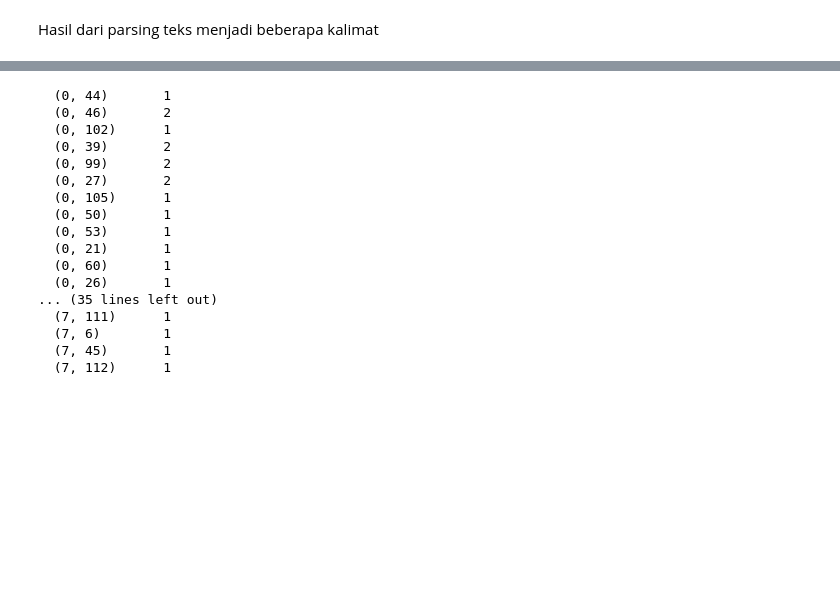
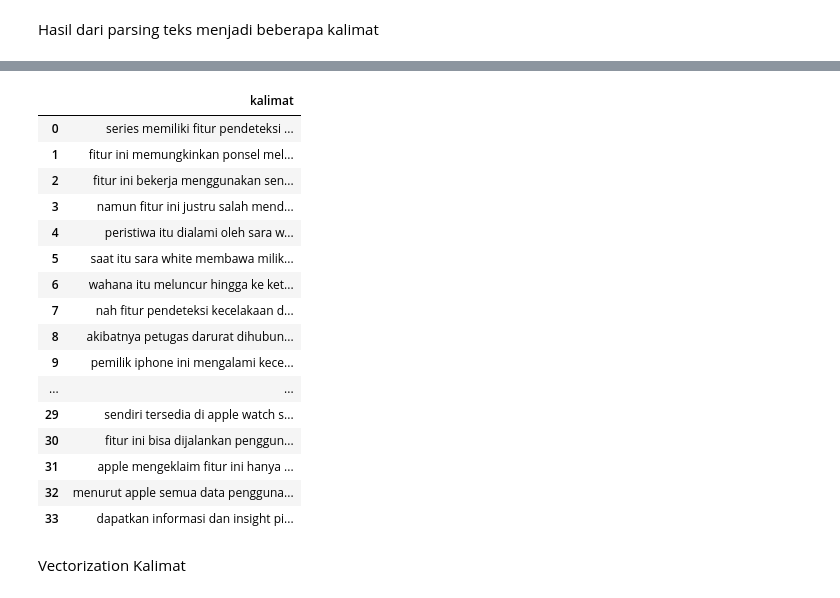
Before and after one commit to azrielakbar/webmining, a Jupyter notebook: _sources/tugaspagerank.ipynb, the cells around one changed output, grey strips where cells are left out. Cells and saved outputs as stored; diff of their text form; code cells hidden in the pictures; blank space fills up the shorter version.

```diff
--- a/_sources/tugaspagerank.ipynb
+++ b/_sources/tugaspagerank.ipynb
@@ -719,27 +691,45 @@ Banyaknya kalimat =  8
+# %%
+import string
+df_casefolding = df_pisahkalimat.copy()
+#mengubah menjadi huruf kecil
+df_casefolding['kalimat'] = df_casefolding['kalimat'].str.lower()
+
+#menghapus tanda baca
+tanda_baca = string.punctuation
+tanda_baca = tanda_baca+"–"
+for char in tanda_baca:
+    df_casefolding['kalimat'] = df_casefolding['kalimat'].replace(r'[\%s]'%char," ", regex=True)
+
+#menghapus angka
+df_casefolding['kalimat'] = df_casefolding['kalimat'].replace(r'\d+',' ', regex=True)
+
+#menghapus karakter kosong
+df_casefolding['kalimat'] = df_casefolding['kalimat'].replace(r'\s+',' ', regex=True)
+df_casefolding.head(34)
+# %% [output]
+|  | kalimat |
+| 0 | series memiliki fitur pendeteksi ... |
+| 1 | fitur ini memungkinkan ponsel mel... |
+| 2 | fitur ini bekerja menggunakan sen... |
+| 3 | namun fitur ini justru salah mend... |
+| 4 | peristiwa itu dialami oleh sara w... |
+| 5 | saat itu sara white membawa milik... |
+| 6 | wahana itu meluncur hingga ke ket... |
+| 7 | nah fitur pendeteksi kecelakaan d... |
+| 8 | akibatnya petugas darurat dihubun... |
+| 9 | pemilik iphone ini mengalami kece... |
+| ... | ... |
+| 29 | sendiri tersedia di apple watch s... |
+| 30 | fitur ini bisa dijalankan penggun... |
+| 31 | apple mengeklaim fitur ini hanya ... |
+| 32 | menurut apple semua data pengguna... |
+| 33 | dapatkan informasi dan insight pi... |
+# %% [markdown]
+Vectorization Kalimat
 # %%
-from sklearn.feature_extraction.text import TfidfTransformer, CountVectorizer
-#Menghitung frekuensi kata dalam dokumen
+from sklearn.feature_extraction.text import CountVectorizer
 cv = CountVectorizer()
-cv_matrix = cv.fit_transform(sentences_list)
-print(cv_matrix)
+cv_matrix = cv.fit_transform(df_casefolding['kalimat'])
-# %% [output]
-  (0, 44)       1
-  (0, 46)       2
-  (0, 102)      1
-  (0, 39)       2
-  (0, 99)       2
-  (0, 27)       2
-  (0, 105)      1
-  (0, 50)       1
-  (0, 53)       1
-  (0, 21)       1
-  (0, 60)       1
-  (0, 26)       1
-... (35 lines left out)
-  (7, 111)      1
-  (7, 6)        1
-  (7, 45)       1
-  (7, 112)      1
 # %%
 print ("Banyaknya kosa kata = ", len((cv.get_feature_names_out())))
 # %% [output]
```
Also changed, not shown: parts of 40 cells of this notebook, 3 other files.
